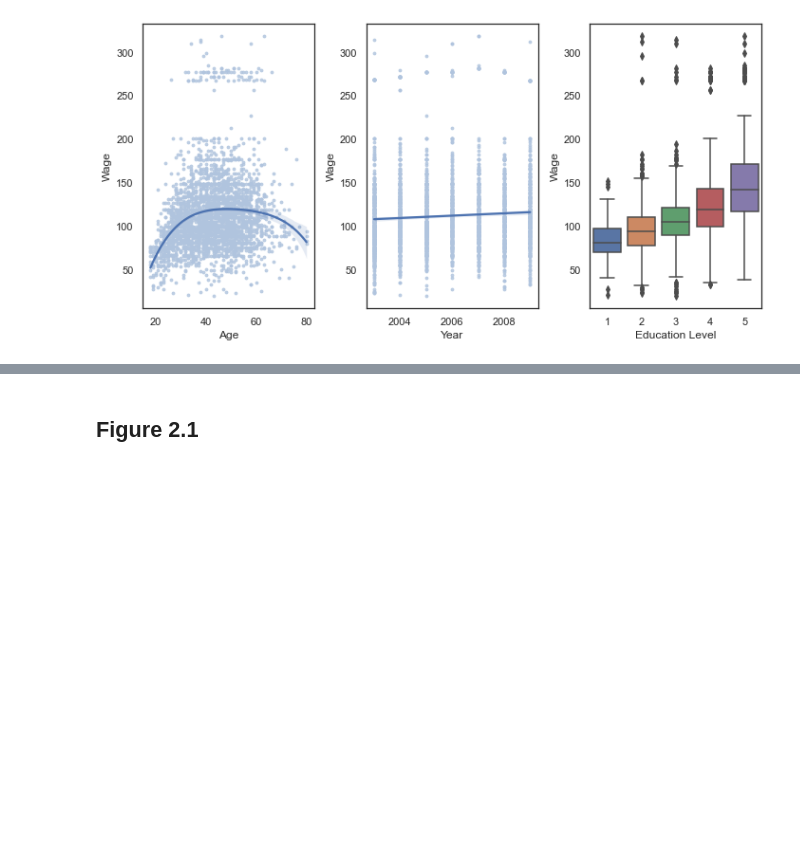
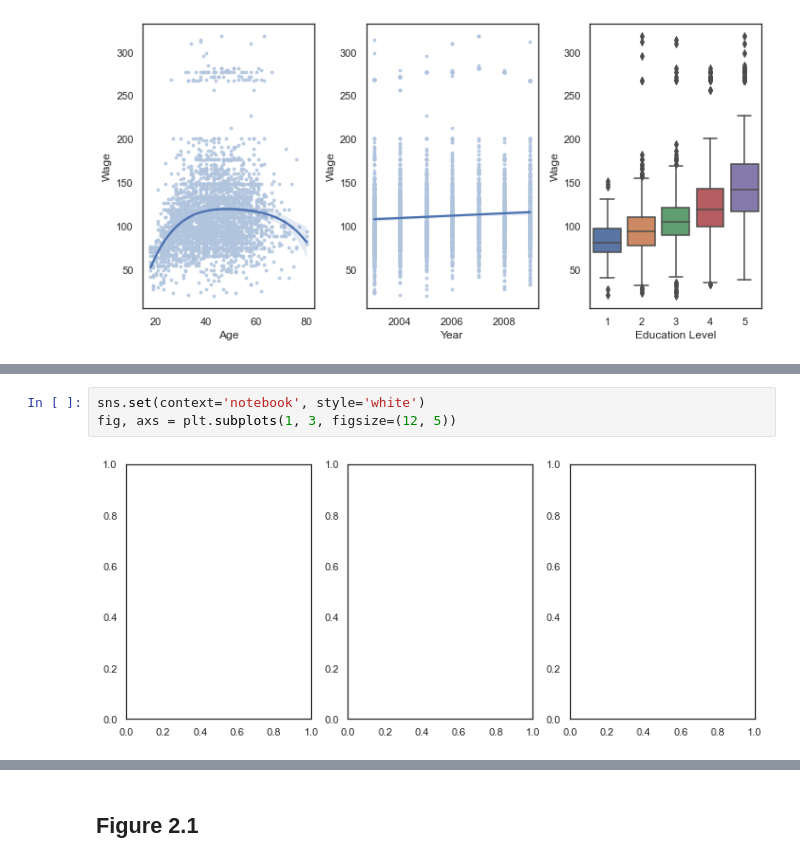
Before and after one commit to skacem/An-Introduction-to-Statistical-Learning, a Jupyter notebook: Chapter_1_and_2/Figures_and_Examples.ipynb, the cells around one changed output, grey strips where cells are left out. Saved outputs shown, nothing was run; the diff lists cells and outputs as text; blank space fills up the shorter version.

```diff
--- a/Chapter_1_and_2/Figures_and_Examples.ipynb
+++ b/Chapter_1_and_2/Figures_and_Examples.ipynb
@@ -72,0 +127,5 @@ stock.sample(3)
+# %%
+sns.set(context='notebook', style='white')
+fig, axs = plt.subplots(1, 3, figsize=(12, 5))
+# %% [output]
+[figure, added]
```
Also changed, not shown: parts of 6 cells of this notebook.
